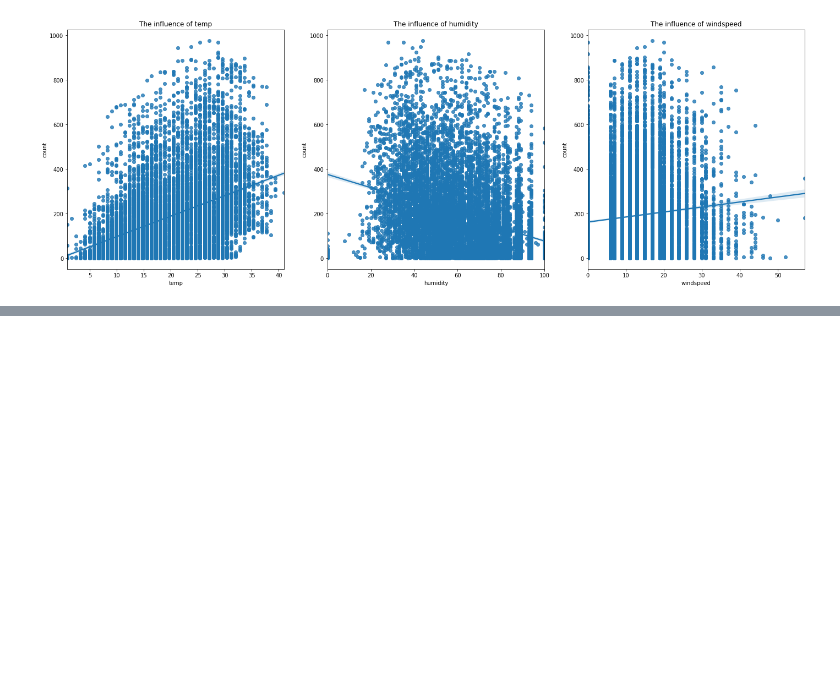
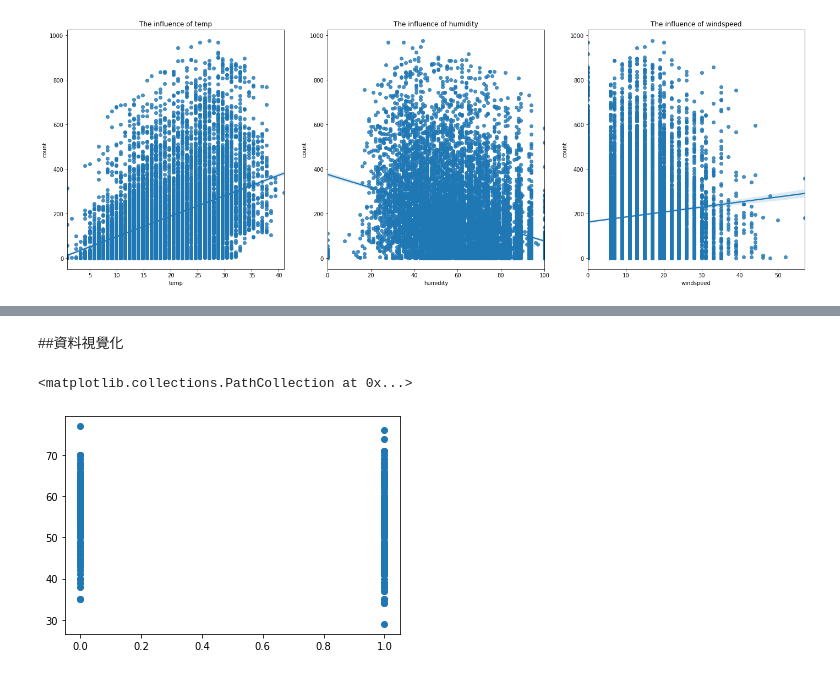
Before and after one commit to ZongZong0210/MarketDataScience, a Jupyter notebook: 資訊科學概論作業.ipynb, the cells around one changed output, grey strips where cells are left out. Cells and saved outputs as stored; diff of their text form; code cells hidden in the pictures; blank space fills up the shorter version.

```diff
--- a/資訊科學概論作業.ipynb
+++ b/資訊科學概論作業.ipynb
@@ -1072,0 +1121,6 @@ memory usage: 765.5 KB
+# %%
+drive.mount('/content/drive/') #與google drive牽連再一起
+!ls /content/drive/"My Drive"/"學校功課"/"Colab Notebooks"/
+# 載入檔案
+df = pd.read_csv('/content/drive/My Drive/學校功課/Colab Notebooks/資料/heart.csv')
+df.head(3) #檢查是否成功匯入，並觀測前三筆
@@ -1072,0 +1158,7 @@ memory usage: 765.5 KB
+# %% [markdown]
+##資料視覺化
+# %%
+plt.scatter(df.target,df.age)
+# %% [output]
+<matplotlib.collections.PathCollection at 0x...>
+[figure, added]
```
Also changed, not shown: parts of 60 cells of this notebook.
